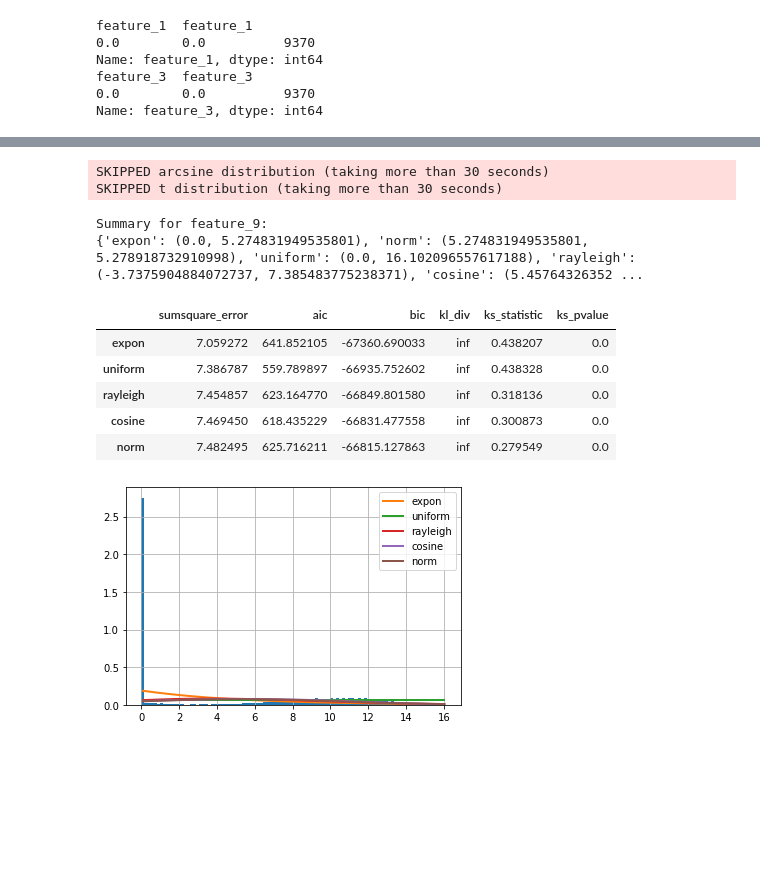
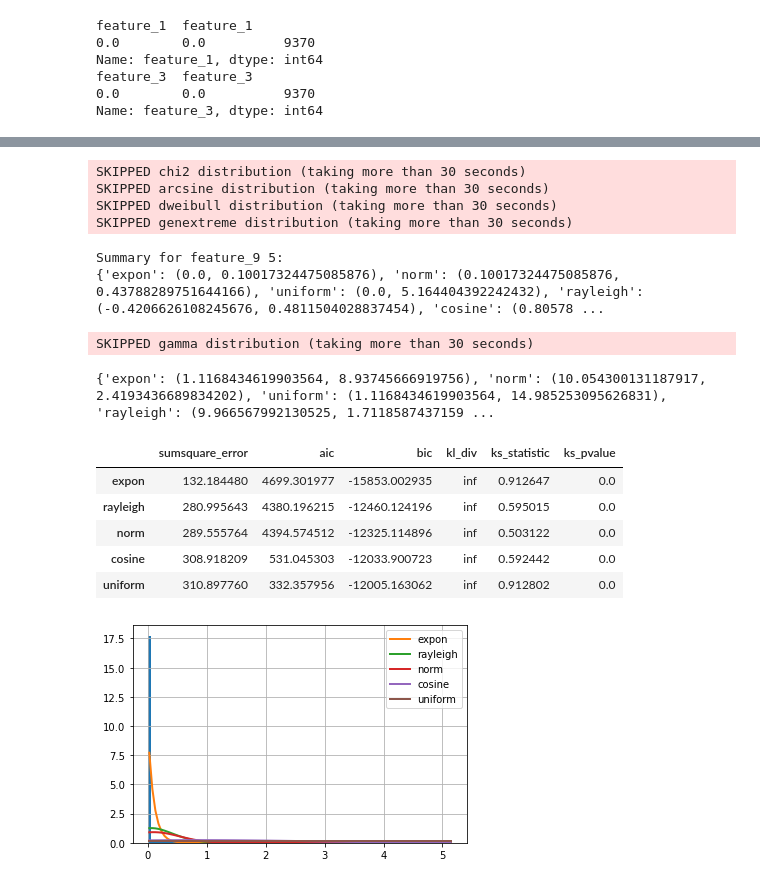
Before and after one commit to jnshzk/CCM_project, a Jupyter notebook: distributions-Fitter.ipynb, the cells around one changed output, grey strips where cells are left out. Drawn from its saved outputs; the diff is of its cells as text; code cells hidden in the pictures; blank space fills up the shorter version.

```diff
--- a/distributions-Fitter.ipynb
+++ b/distributions-Fitter.ipynb
@@ -143,9 +234,14 @@ Summary for feature_7:
 # %%
-data = df['feature_8']
-f = Fitter(data, distributions = distributions_set)
-f.fit()
+data5 = df[df['label']==5]['feature_8']
+data8 = df[df['label']==8]['feature_8']
+f5 = Fitter(data5, distributions = distributions_set)
+f5.fit()
 print(f"Summary for feature_8:")
-print(f.fitted_param)
-f.summary()
+print(f5.fitted_param)
+f8 = Fitter(data8, distributions = distributions_set)
+f8.fit()
+print(f"Summary for feature_8:")
+print(f8.fitted_param)
+f5.summary()
 # %% [output]
 SKIPPED exponpow distribution (taking more than 30 seconds)
@@ -164,19 +274,28 @@ Summary for feature_8:
 # %%
-data = df['feature_9']
-f = Fitter(data, distributions = distributions_set)
-f.fit()
-print(f"Summary for feature_9:")
-print(f.fitted_param)
-f.summary()
+data5 = df[df['label']==5]['feature_9']
+data8 = df[df['label']==8]['feature_9']
+f5 = Fitter(data5, distributions = distributions_set)
+f5.fit()
+print(f"Summary for feature_9 5:")
+print(f5.fitted_param)
+f8 = Fitter(data8, distributions = distributions_set)
+f8.fit()
+
+print(f8.fitted_param)
+f5.summary()
 # %% [output]
+SKIPPED chi2 distribution (taking more than 30 seconds)
 SKIPPED arcsine distribution (taking more than 30 seconds)
-SKIPPED t distribution (taking more than 30 seconds)
+SKIPPED dweibull distribution (taking more than 30 seconds)
+SKIPPED genextreme distribution (taking more than 30 seconds)
-Summary for feature_9:
-{'expon': (0.0, 5.274831949535801), 'norm': (5.274831949535801, 5.278918732910998), 'uniform': (0.0, 16.102096557617188), 'rayleigh': (-3.7375904884072737, 7.385483775238371), 'cosine': (5.45764326352 ...
+Summary for feature_9 5:
+{'expon': (0.0, 0.10017324475085876), 'norm': (0.10017324475085876, 0.43788289751644166), 'uniform': (0.0, 5.164404392242432), 'rayleigh': (-0.4206626108245676, 0.4811504028837454), 'cosine': (0.80578 ...
+SKIPPED gamma distribution (taking more than 30 seconds)
+{'expon': (1.1168434619903564, 8.93745666919756), 'norm': (10.054300131187917, 2.4193436689834202), 'uniform': (1.1168434619903564, 14.985253095626831), 'rayleigh': (9.966567992130525, 1.7118587437159 ...
 |  | sumsquare_error | aic | bic | kl_div | ks_statistic | ks_pvalue |
-| expon | 7.059272 | 641.852105 | -67360.690033 | inf | 0.438207 | 0.0 |
-| uniform | 7.386787 | 559.789897 | -66935.752602 | inf | 0.438328 | 0.0 |
-| rayleigh | 7.454857 | 623.164770 | -66849.801580 | inf | 0.318136 | 0.0 |
-| cosine | 7.469450 | 618.435229 | -66831.477558 | inf | 0.300873 | 0.0 |
-| norm | 7.482495 | 625.716211 | -66815.127863 | inf | 0.279549 | 0.0 |
+| expon | 132.184480 | 4699.301977 | -15853.002935 | inf | 0.912647 | 0.0 |
+| rayleigh | 280.995643 | 4380.196215 | -12460.124196 | inf | 0.595015 | 0.0 |
+| norm | 289.555764 | 4394.574512 | -12325.114896 | inf | 0.503122 | 0.0 |
+| cosine | 308.918209 | 531.045303 | -12033.900723 | inf | 0.592442 | 0.0 |
+| uniform | 310.897760 | 332.357956 | -12005.163062 | inf | 0.912802 | 0.0 |
-[figure, old version]
+[figure, new version]
```
Also changed, not shown: parts of 17 cells of this notebook.
